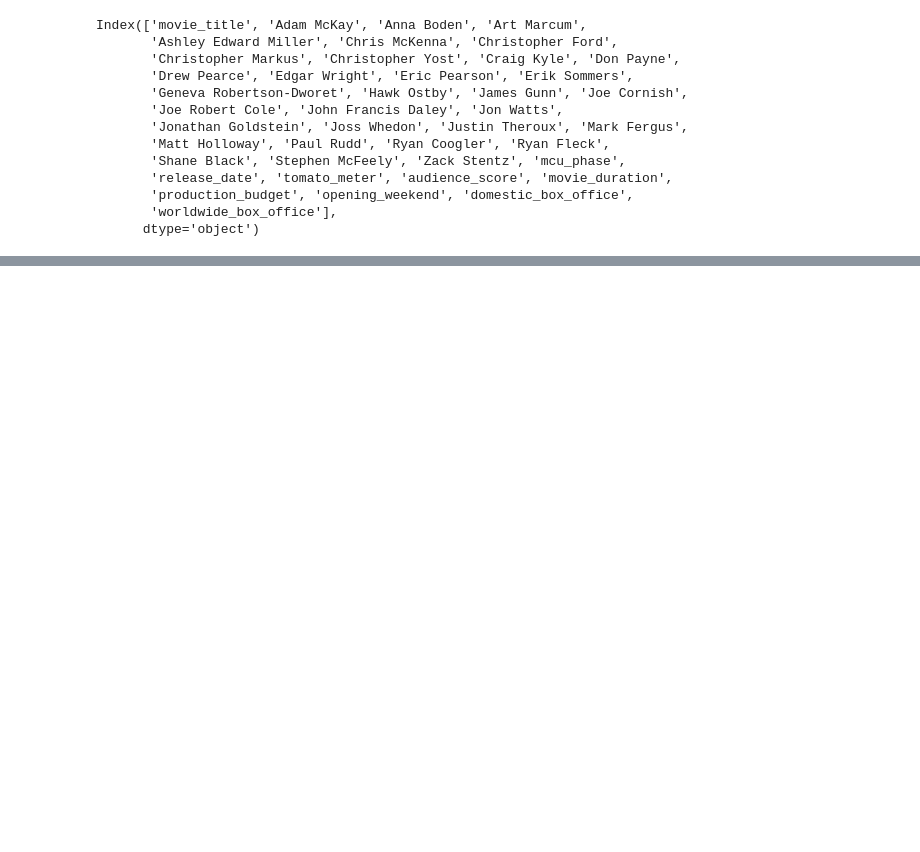
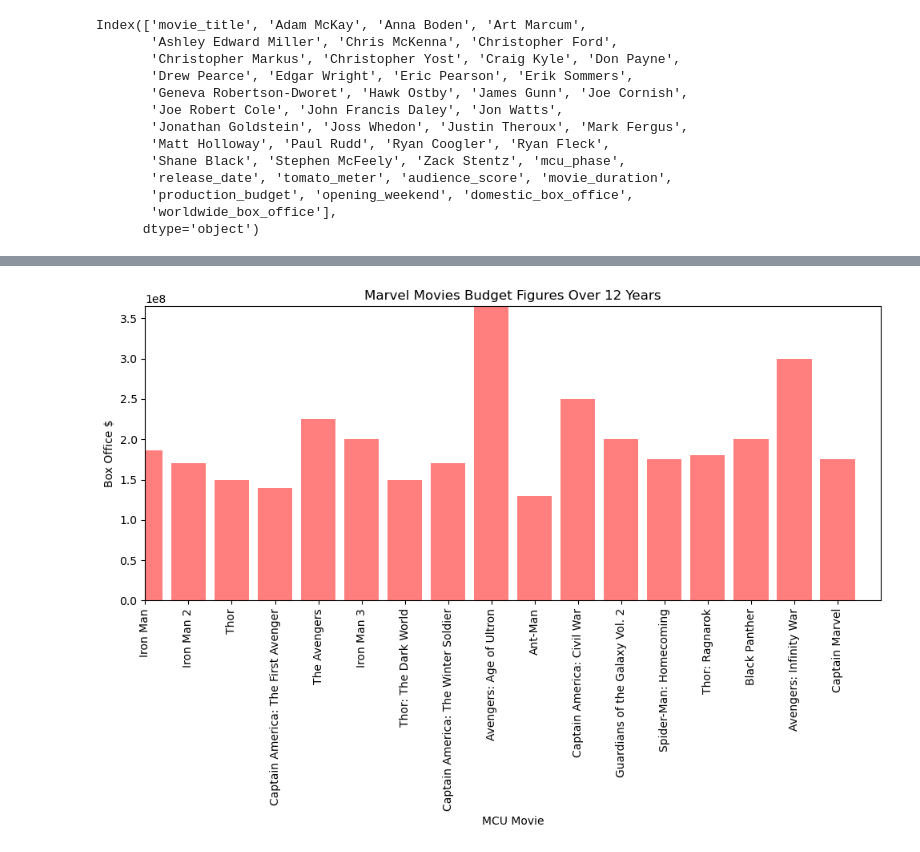
Before and after one commit to JakobAnhorn/Marvel-Project, a Jupyter notebook: marvel_creators.ipynb, the cells around one changed output, grey strips where cells are left out. Saved outputs shown, nothing was run; the diff lists cells and outputs as text; code cells hidden in the pictures; blank space fills up the shorter version.

```diff
--- a/marvel_creators.ipynb
+++ b/marvel_creators.ipynb
@@ -471,0 +670,4 @@ movies_df
+# %%
+#new dataframe
+mcu_summary = pd.DataFrame({"MCU Movie": movie_title, "Writer": writer, "Release Date": release_date, "Rating": score, "Film Duration (mins)": movie_length, "Production Budget $":production_cost, "Box Office $": sales, "% Profit": finance})
+mcu_summary
@@ -471,0 +777,4 @@ movies_df
+# %%
+#sort dataframe via release date
+marvel_summary = mcu_summary.sort_values("Release Date")
+marvel_summary
@@ -471,0 +800,5 @@ movies_df
+# %%
+#reset dataframe index
+marvel_summary = marvel_summary.reset_index()
+
+marvel_summary
@@ -471,0 +831,6 @@ movies_df
+# %%
+#removed index column from dataframe
+marvel_summary = marvel_summary[['MCU Movie', 'Writer', 'Release Date', 'Rating',
+       'Film Duration (mins)', 'Production Budget $', 'Box Office $',
+       '% Profit']]
+marvel_summary
@@ -471,0 +859,15 @@ movies_df
+# %%
+x_axis = np.arange(len(marvel_summary))
+tick_locations = [value for value in x_axis]
+plt.figure(figsize=(10,7))
+plt.bar(x_axis, marvel_summary["Production Budget $"], color='r', alpha=0.5, align="center")
+plt.xticks(tick_locations, marvel_summary["MCU Movie"], rotation="vertical")
+plt.xlim(0, len(x_axis))
+plt.ylim(0, max(marvel_summary["Production Budget $"])+10)
+plt.title("Marvel Movies Budget Figures Over 12 Years")
+plt.xlabel("MCU Movie")
+plt.ylabel("Box Office $")
+plt.tight_layout()
+plt.show()
+# %% [output]
+[figure, added]
```
Also changed, not shown: parts of 76 cells of this notebook, 1 other file.
